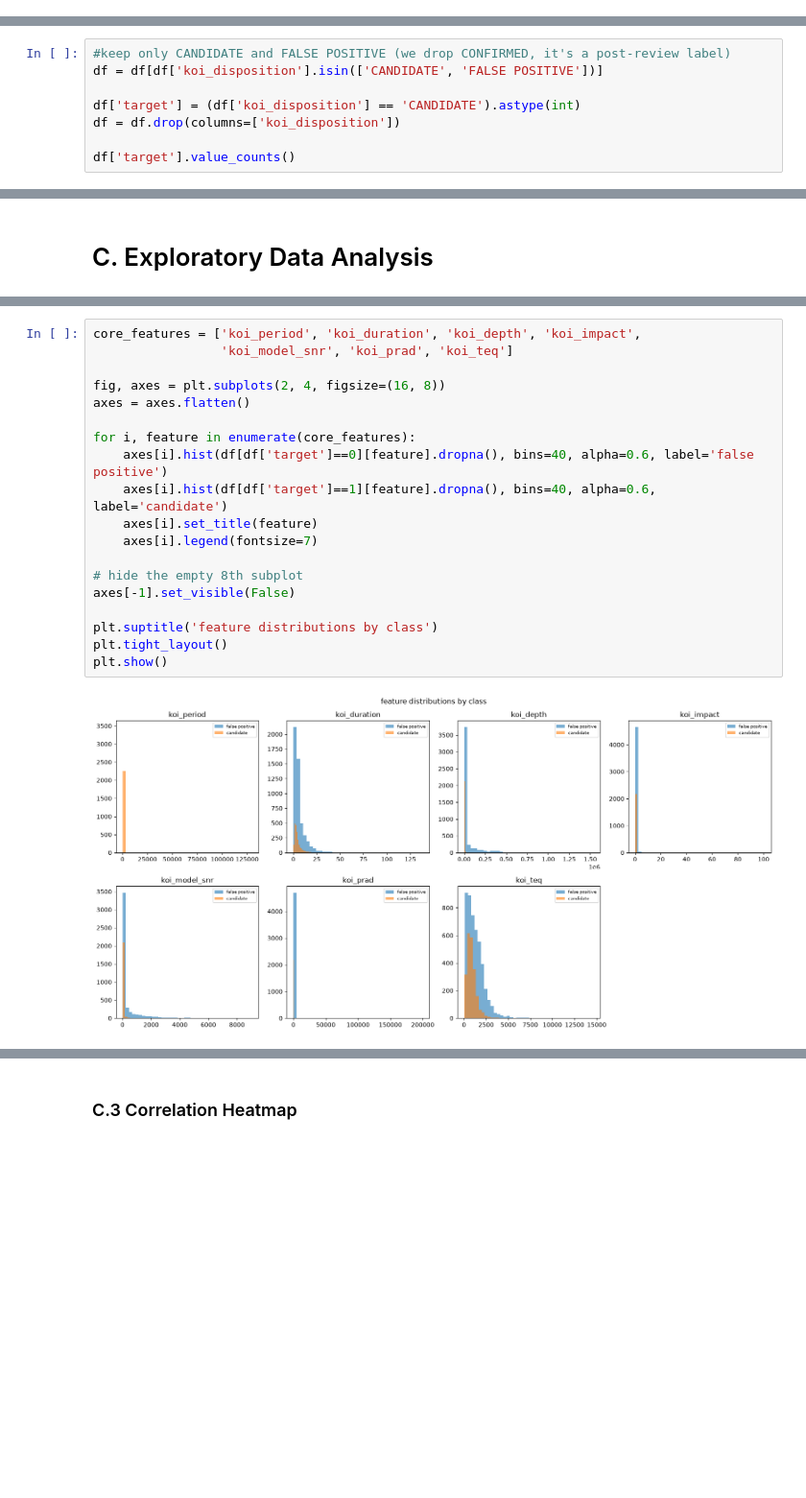
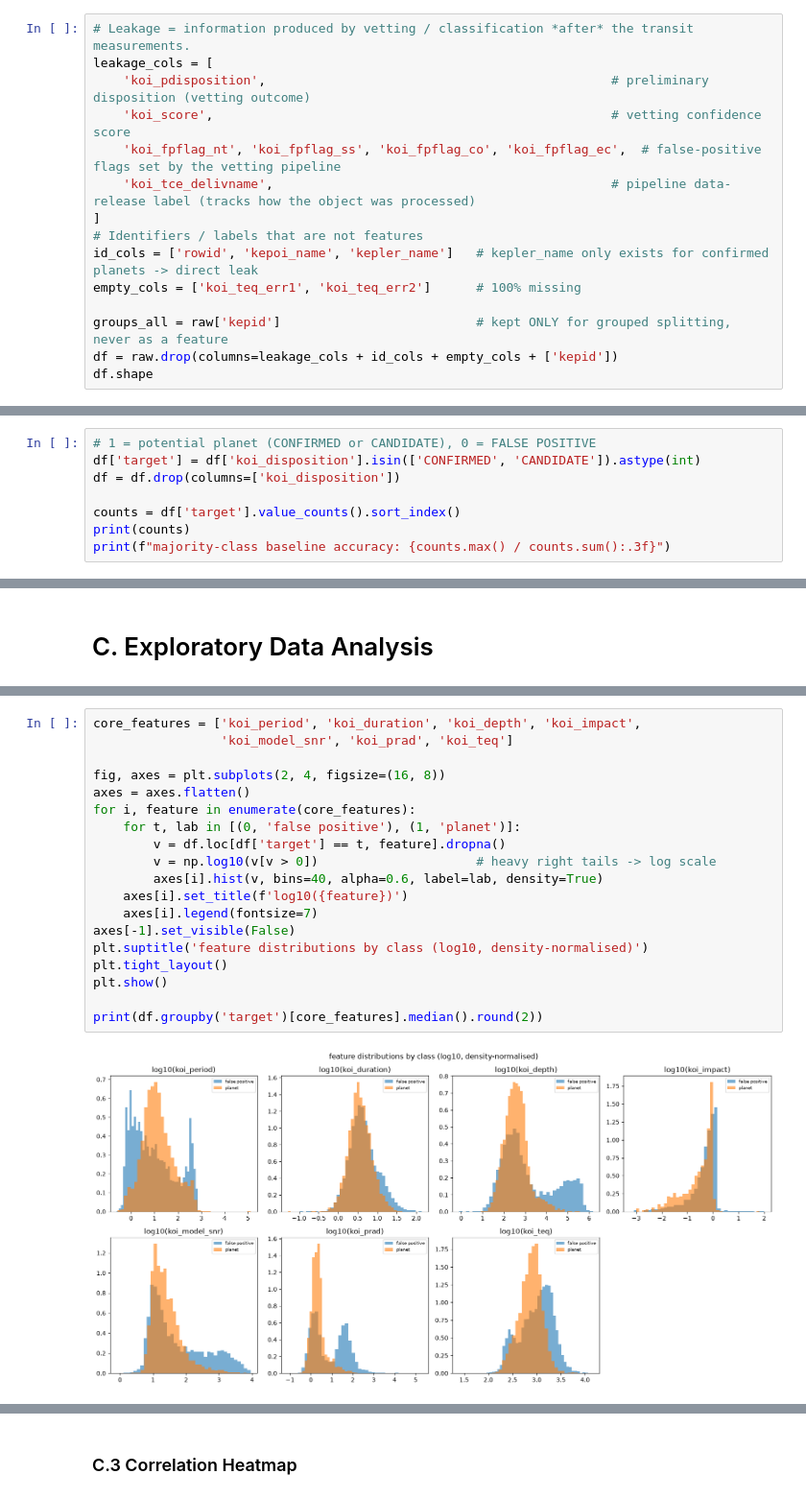
Before and after one commit to notOK18/Nasaproj, a Jupyter notebook: Project.ipynb, the cells around one changed output, grey strips where cells are left out. Shown at 96% size. Cells and saved outputs as stored; diff of their text form; blank space fills up the shorter version.

```diff
--- a/Project.ipynb
+++ b/Project.ipynb
@@ -109,0 +107,15 @@ koi_disposition has 3 classes (CONFIRMED, CANDIDATE, FALSE POSITIVE), we’ll ne
+# %%
+# Leakage = information produced by vetting / classification *after* the transit measurements.
+leakage_cols = [
+    'koi_pdisposition',                                              # preliminary disposition (vetting outcome)
+    'koi_score',                                                     # vetting confidence score
+    'koi_fpflag_nt', 'koi_fpflag_ss', 'koi_fpflag_co', 'koi_fpflag_ec',  # false-positive flags set by the vetting pipeline
+    'koi_tce_delivname',                                             # pipeline data-release label (tracks how the object was processed)
+]
+# Identifiers / labels that are not features
+id_cols = ['rowid', 'kepoi_name', 'kepler_name']   # kepler_name only exists for confirmed planets -> direct leak
+empty_cols = ['koi_teq_err1', 'koi_teq_err2']      # 100% missing
+
+groups_all = raw['kepid']                          # kept ONLY for grouped splitting, never as a feature
+df = raw.drop(columns=leakage_cols + id_cols + empty_cols + ['kepid'])
+df.shape
@@ -112,11 +132,11 @@ koi_disposition has 3 classes (CONFIRMED, CANDIDATE, FALSE POSITIVE), we’ll ne
 # %%
-#keep only CANDIDATE and FALSE POSITIVE (we drop CONFIRMED, it's a post-review label)
-df = df[df['koi_disposition'].isin(['CANDIDATE', 'FALSE POSITIVE'])]
-
-df['target'] = (df['koi_disposition'] == 'CANDIDATE').astype(int)
+# 1 = potential planet (CONFIRMED or CANDIDATE), 0 = FALSE POSITIVE
+df['target'] = df['koi_disposition'].isin(['CONFIRMED', 'CANDIDATE']).astype(int)
 df = df.drop(columns=['koi_disposition'])
 
-df['target'].value_counts()
+counts = df['target'].value_counts().sort_index()
+print(counts)
+print(f"majority-class baseline accuracy: {counts.max() / counts.sum():.3f}")
 # %% [output]
 target
 0    5023
@@ -181,21 +212,21 @@ The dataset is imbalanced, with about 2.23 false positives for every candidate.
 # %%
 core_features = ['koi_period', 'koi_duration', 'koi_depth', 'koi_impact',
                  'koi_model_snr', 'koi_prad', 'koi_teq']
 
 fig, axes = plt.subplots(2, 4, figsize=(16, 8))
 axes = axes.flatten()
-
 for i, feature in enumerate(core_features):
-    axes[i].hist(df[df['target']==0][feature].dropna(), bins=40, alpha=0.6, label='false positive')
-    axes[i].hist(df[df['target']==1][feature].dropna(), bins=40, alpha=0.6, label='candidate')
-    axes[i].set_title(feature)
+    for t, lab in [(0, 'false positive'), (1, 'planet')]:
+        v = df.loc[df['target'] == t, feature].dropna()
+        v = np.log10(v[v > 0])                     # heavy right tails -> log scale
+        axes[i].hist(v, bins=40, alpha=0.6, label=lab, density=True)
+    axes[i].set_title(f'log10({feature})')
     axes[i].legend(fontsize=7)
-
-# hide the empty 8th subplot
 axes[-1].set_visible(False)
-
-plt.suptitle('feature distributions by class')
+plt.suptitle('feature distributions by class (log10, density-normalised)')
 plt.tight_layout()
 plt.show()
+
+print(df.groupby('target')[core_features].median().round(2))
 # %% [output]
-[figure, old version]
+[figure, new version]
```
Also changed, not shown: parts of 125 cells of this notebook.
